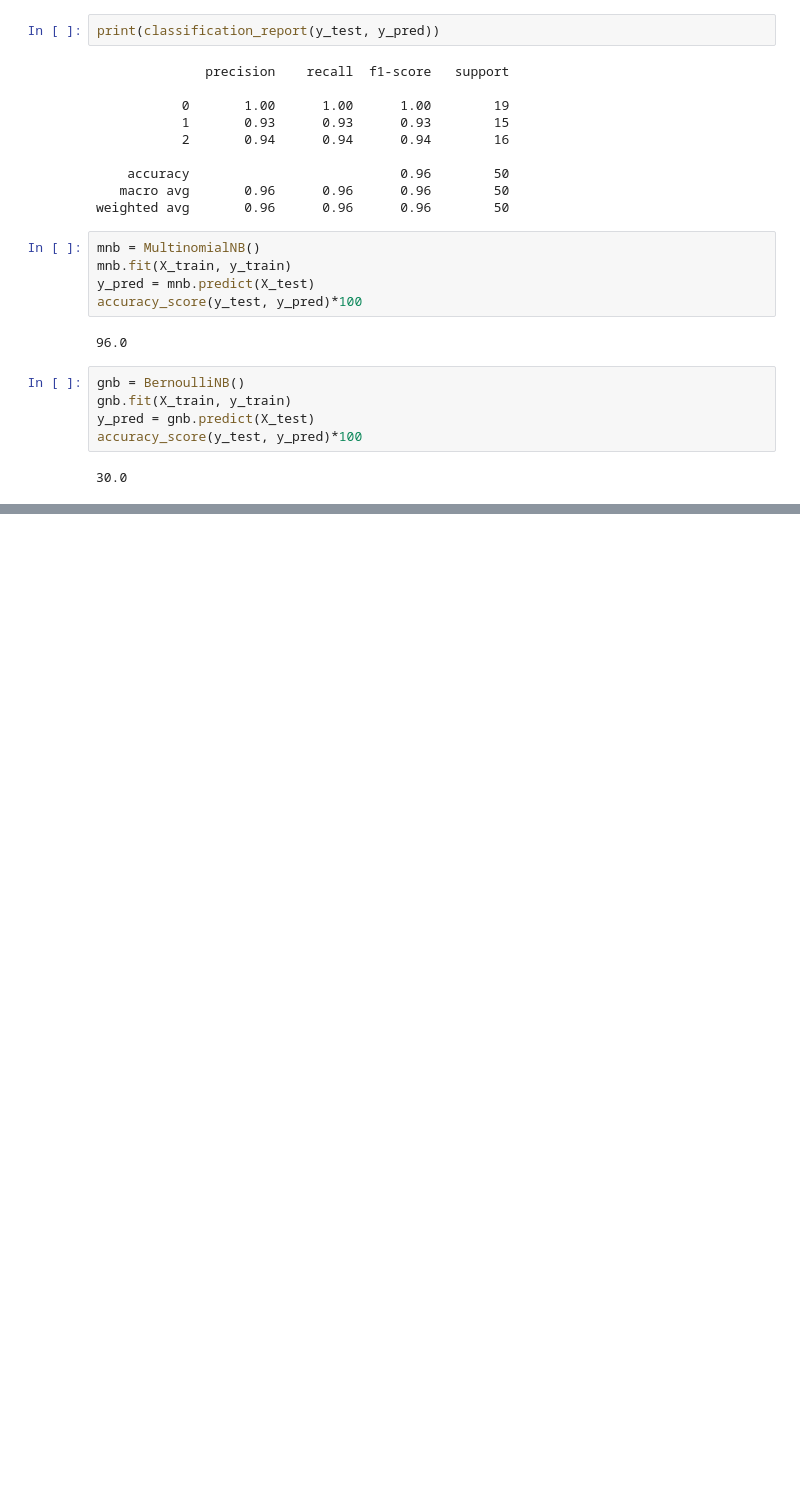
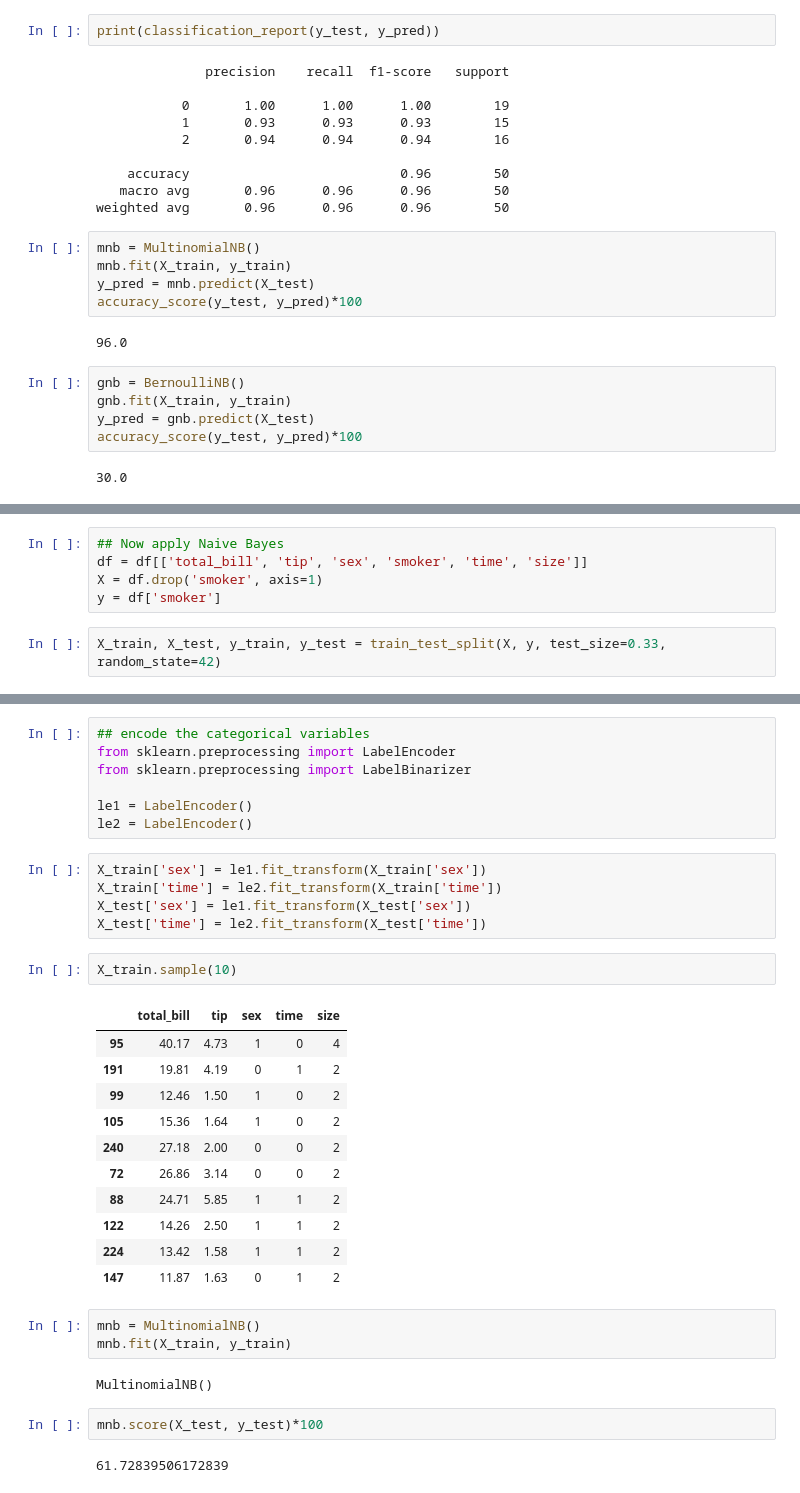
Before and after one commit to Ashok-Prajapati2/Machine-Learning, a Jupyter notebook: Naive-bayes.ipynb, the cells around one changed output, grey strips where cells are left out. Saved outputs shown, nothing was run; the diff lists cells and outputs as text; blank space fills up the shorter version.

Commit message:
Naive-bayes

```diff
--- a/Naive-bayes.ipynb
+++ b/Naive-bayes.ipynb
@@ -79,0 +192,7 @@ accuracy_score(y_test, y_pred)*100
+# %%
+## Now apply Naive Bayes
+df = df[['total_bill', 'tip', 'sex', 'smoker', 'time', 'size']]
+X = df.drop('smoker', axis=1)
+y = df['smoker']
+# %%
+X_train, X_test, y_train, y_test = train_test_split(X, y, test_size=0.33, random_state=42)
@@ -79,0 +208,35 @@ accuracy_score(y_test, y_pred)*100
+# %%
+## encode the categorical variables
+from sklearn.preprocessing import LabelEncoder
+from sklearn.preprocessing import LabelBinarizer
+
+le1 = LabelEncoder()
+le2 = LabelEncoder()
+# %%
+X_train['sex'] = le1.fit_transform(X_train['sex'])
+X_train['time'] = le2.fit_transform(X_train['time'])
+X_test['sex'] = le1.fit_transform(X_test['sex'])
+X_test['time'] = le2.fit_transform(X_test['time'])
+# %%
+X_train.sample(10)
+# %% [output]
+|  | total_bill | tip | sex | time | size |
+| 95 | 40.17 | 4.73 | 1 | 0 | 4 |
+| 191 | 19.81 | 4.19 | 0 | 1 | 2 |
+| 99 | 12.46 | 1.50 | 1 | 0 | 2 |
+| 105 | 15.36 | 1.64 | 1 | 0 | 2 |
+| 240 | 27.18 | 2.00 | 0 | 0 | 2 |
+| 72 | 26.86 | 3.14 | 0 | 0 | 2 |
+| 88 | 24.71 | 5.85 | 1 | 1 | 2 |
+| 122 | 14.26 | 2.50 | 1 | 1 | 2 |
+| 224 | 13.42 | 1.58 | 1 | 1 | 2 |
+| 147 | 11.87 | 1.63 | 0 | 1 | 2 |
+# %%
+mnb = MultinomialNB()
+mnb.fit(X_train, y_train)
+# %% [output]
+MultinomialNB()
+# %%
+mnb.score(X_test, y_test)*100
+# %% [output]
+61.72839506172839
```
Also changed, not shown: parts of 21 cells of this notebook.
